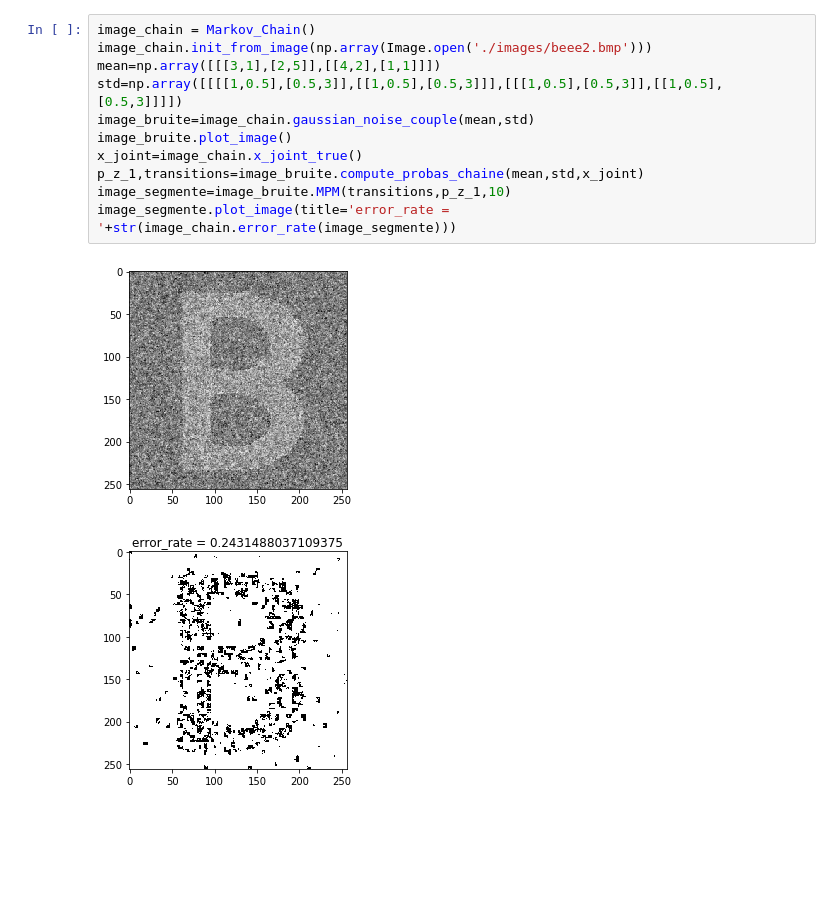
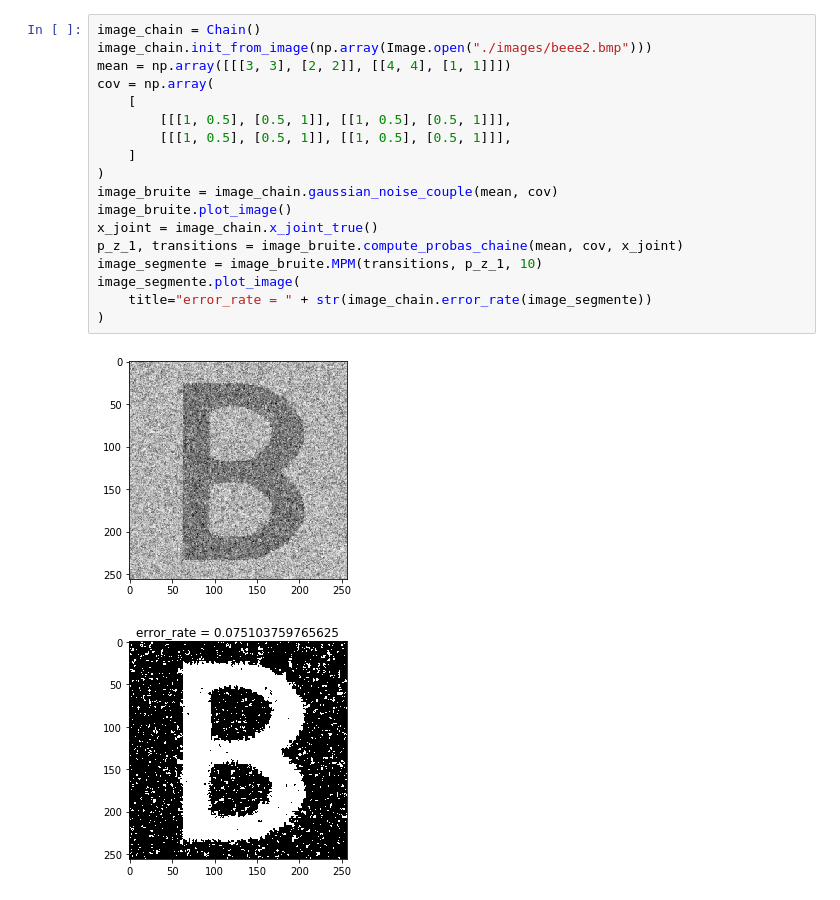
Before and after one commit to nicolas-dufour/semi-markov-image-segmentation, a Jupyter notebook: Coupled_markov.ipynb, the cells around one changed output. Drawn from its saved outputs; the diff is of its cells as text; blank space fills up the shorter version.

```diff
--- a/Coupled_markov.ipynb
+++ b/Coupled_markov.ipynb
@@ -459,14 +724,21 @@ class CMCouple(Markov_Chain):
 # %%
-image_chain = Markov_Chain()
-image_chain.init_from_image(np.array(Image.open('./images/beee2.bmp')))
-mean=np.array([[[3,1],[2,5]],[[4,2],[1,1]]])
-std=np.array([[[[1,0.5],[0.5,3]],[[1,0.5],[0.5,3]]],[[[1,0.5],[0.5,3]],[[1,0.5],[0.5,3]]]])
-image_bruite=image_chain.gaussian_noise_couple(mean,std)
+image_chain = Chain()
+image_chain.init_from_image(np.array(Image.open("./images/beee2.bmp")))
+mean = np.array([[[3, 3], [2, 2]], [[4, 4], [1, 1]]])
+cov = np.array(
+    [
+        [[[1, 0.5], [0.5, 1]], [[1, 0.5], [0.5, 1]]],
+        [[[1, 0.5], [0.5, 1]], [[1, 0.5], [0.5, 1]]],
+    ]
+)
+image_bruite = image_chain.gaussian_noise_couple(mean, cov)
 image_bruite.plot_image()
-x_joint=image_chain.x_joint_true()
-p_z_1,transitions=image_bruite.compute_probas_chaine(mean,std,x_joint)
-image_segmente=image_bruite.MPM(transitions,p_z_1,10)
-image_segmente.plot_image(title='error_rate = '+str(image_chain.error_rate(image_segmente)))
+x_joint = image_chain.x_joint_true()
+p_z_1, transitions = image_bruite.compute_probas_chaine(mean, cov, x_joint)
+image_segmente = image_bruite.MPM(transitions, p_z_1, 10)
+image_segmente.plot_image(
+    title="error_rate = " + str(image_chain.error_rate(image_segmente))
+)
 # %% [output]
-[figure, old version]
+[figure, new version]
-[figure, old version]
+[figure, new version]
```
Also changed, not shown: parts of 9 cells of this notebook.
